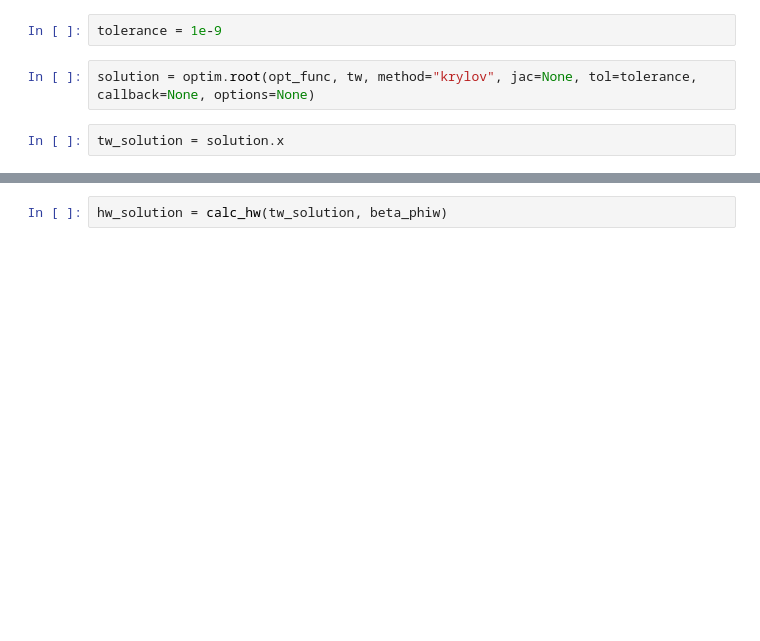
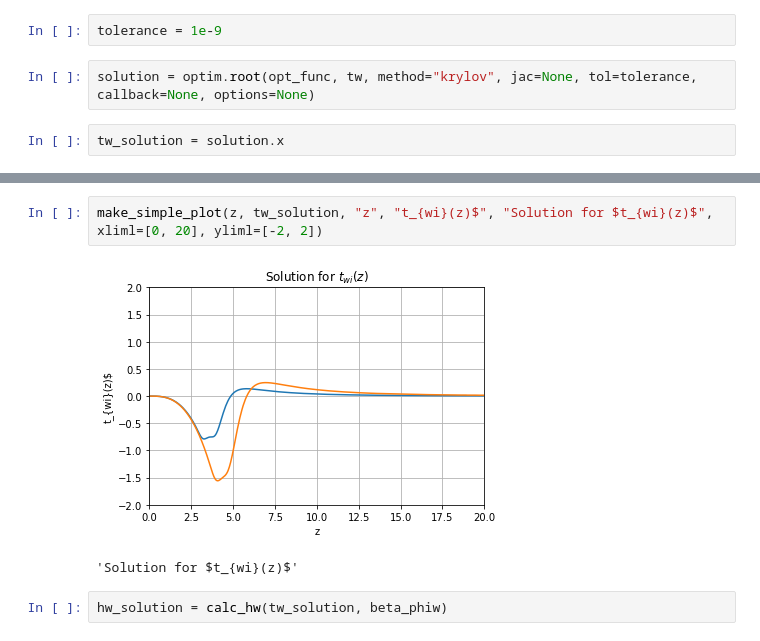
Before and after one commit to Mjboothaus/PhD-Thesis, a Jupyter notebook: notebooks/singlet_kcl.ipynb, the cells around one changed output, grey strips where cells are left out. Drawn from its saved outputs; the diff is of its cells as text; blank space fills up the shorter version.

```diff
--- a/notebooks/singlet_kcl.ipynb
+++ b/notebooks/singlet_kcl.ipynb
@@ -457,3 +477,8 @@ array([[-0.00000000e+00,  0.00000000e+00],
+# %%
+make_simple_plot(z, tw_solution, "z", "t_{wi}(z)$", "Solution for $t_{wi}(z)$", xliml=[0, 20], yliml=[-2, 2])
+# %% [output]
+[figure, added]
+'Solution for $t_{wi}(z)$'
 # %%
 hw_solution = calc_hw(tw_solution, beta_phiw)
 # %%
```
Also changed, not shown: parts of 24 cells of this notebook, 6 other files.
